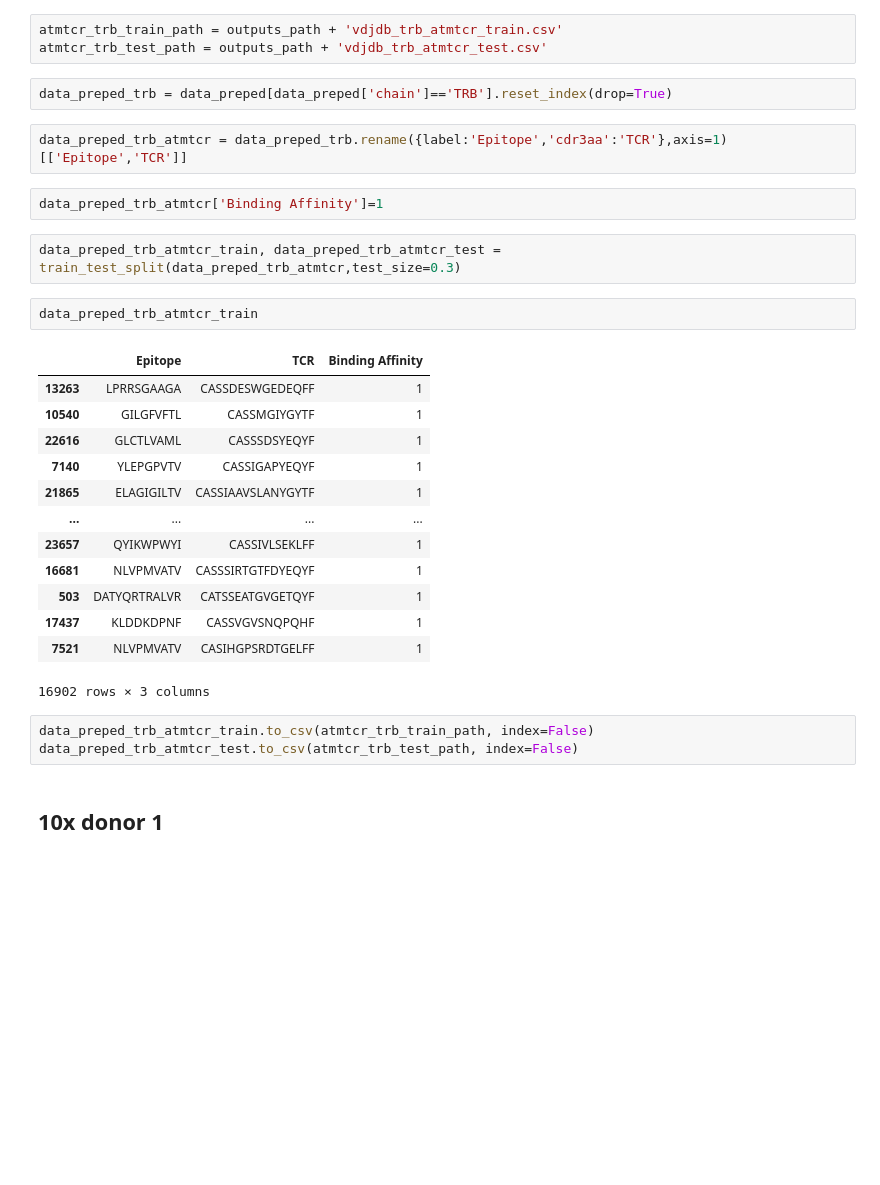
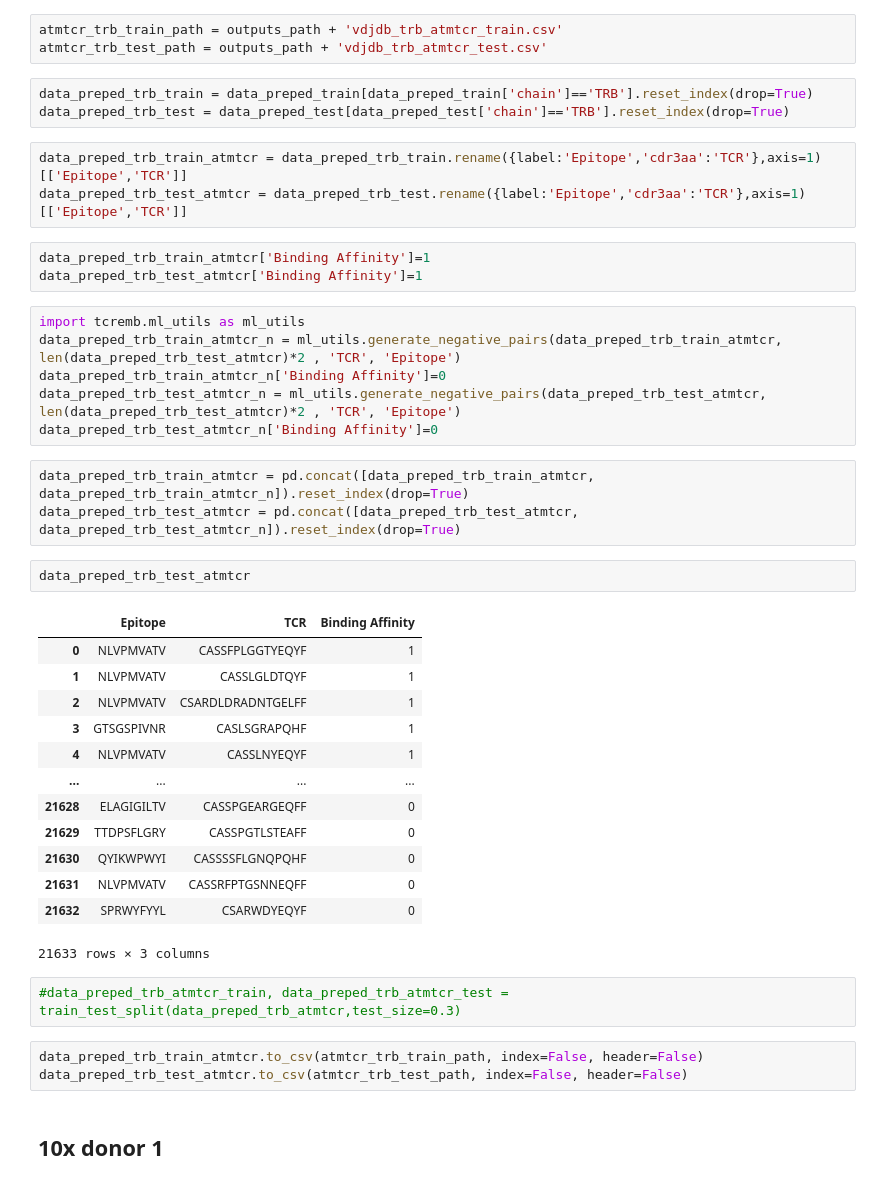
Before and after one commit to yuliajk/tcremp, a Jupyter notebook: data_prep.ipynb, the cells around one changed output. Cells and saved outputs as stored; diff of their text form; blank space fills up the shorter version.

Commit message:
add train test in prep and fix motif logo

```diff
--- a/data_prep.ipynb
+++ b/data_prep.ipynb
@@ -113,32 +119,44 @@ data_preped.to_csv(data_output_path, sep='\t',index=False)
 atmtcr_trb_train_path = outputs_path + 'vdjdb_trb_atmtcr_train.csv'
 atmtcr_trb_test_path = outputs_path + 'vdjdb_trb_atmtcr_test.csv'
 # %%
-data_preped_trb = data_preped[data_preped['chain']=='TRB'].reset_index(drop=True)
+data_preped_trb_train = data_preped_train[data_preped_train['chain']=='TRB'].reset_index(drop=True)
+data_preped_trb_test = data_preped_test[data_preped_test['chain']=='TRB'].reset_index(drop=True)
 # %%
-data_preped_trb_atmtcr = data_preped_trb.rename({label:'Epitope','cdr3aa':'TCR'},axis=1)[['Epitope','TCR']]
+data_preped_trb_train_atmtcr = data_preped_trb_train.rename({label:'Epitope','cdr3aa':'TCR'},axis=1)[['Epitope','TCR']]
+data_preped_trb_test_atmtcr = data_preped_trb_test.rename({label:'Epitope','cdr3aa':'TCR'},axis=1)[['Epitope','TCR']]
 # %%
-data_preped_trb_atmtcr['Binding Affinity']=1
+data_preped_trb_train_atmtcr['Binding Affinity']=1
+data_preped_trb_test_atmtcr['Binding Affinity']=1
+# %%
+import tcremb.ml_utils as ml_utils
+data_preped_trb_train_atmtcr_n = ml_utils.generate_negative_pairs(data_preped_trb_train_atmtcr, len(data_preped_trb_test_atmtcr)*2 , 'TCR', 'Epitope')
+data_preped_trb_train_atmtcr_n['Binding Affinity']=0
+data_preped_trb_test_atmtcr_n = ml_utils.generate_negative_pairs(data_preped_trb_test_atmtcr, len(data_preped_trb_test_atmtcr)*2 , 'TCR', 'Epitope')
+data_preped_trb_test_atmtcr_n['Binding Affinity']=0
+# %%
+data_preped_trb_train_atmtcr = pd.concat([data_preped_trb_train_atmtcr, data_preped_trb_train_atmtcr_n]).reset_index(drop=True)
+data_preped_trb_test_atmtcr = pd.concat([data_preped_trb_test_atmtcr, data_preped_trb_test_atmtcr_n]).reset_index(drop=True)
+# %%
+data_preped_trb_test_atmtcr
+# %% [output]
+|  | Epitope | TCR | Binding Affinity |
+| 0 | NLVPMVATV | CASSFPLGGTYEQYF | 1 |
+| 1 | NLVPMVATV | CASSLGLDTQYF | 1 |
+| 2 | NLVPMVATV | CSARDLDRADNTGELFF | 1 |
+| 3 | GTSGSPIVNR | CASLSGRAPQHF | 1 |
+| 4 | NLVPMVATV | CASSLNYEQYF | 1 |
+| ... | ... | ... | ... |
+| 21628 | ELAGIGILTV | CASSPGEARGEQFF | 0 |
+| 21629 | TTDPSFLGRY | CASSPGTLSTEAFF | 0 |
+| 21630 | QYIKWPWYI | CASSSSFLGNQPQHF | 0 |
+| 21631 | NLVPMVATV | CASSRFPTGSNNEQFF | 0 |
+| 21632 | SPRWYFYYL | CSARWDYEQYF | 0 |
+21633 rows × 3 columns
 # %%
-data_preped_trb_atmtcr_train, data_preped_trb_atmtcr_test = train_test_split(data_preped_trb_atmtcr,test_size=0.3)
+#data_preped_trb_atmtcr_train, data_preped_trb_atmtcr_test = train_test_split(data_preped_trb_atmtcr,test_size=0.3)
-# %%
-data_preped_trb_atmtcr_train
-# %% [output]
-|  | Epitope | TCR | Binding Affinity |
-| 13263 | LPRRSGAAGA | CASSDESWGEDEQFF | 1 |
-| 10540 | GILGFVFTL | CASSMGIYGYTF | 1 |
-| 22616 | GLCTLVAML | CASSSDSYEQYF | 1 |
-| 7140 | YLEPGPVTV | CASSIGAPYEQYF | 1 |
-| 21865 | ELAGIGILTV | CASSIAAVSLANYGYTF | 1 |
-| ... | ... | ... | ... |
-| 23657 | QYIKWPWYI | CASSIVLSEKLFF | 1 |
-| 16681 | NLVPMVATV | CASSSIRTGTFDYEQYF | 1 |
-| 503 | DATYQRTRALVR | CATSSEATGVGETQYF | 1 |
-| 17437 | KLDDKDPNF | CASSVGVSNQPQHF | 1 |
-| 7521 | NLVPMVATV | CASIHGPSRDTGELFF | 1 |
-16902 rows × 3 columns
 # %%
-data_preped_trb_atmtcr_train.to_csv(atmtcr_trb_train_path, index=False)
-data_preped_trb_atmtcr_test.to_csv(atmtcr_trb_test_path, index=False)
+data_preped_trb_train_atmtcr.to_csv(atmtcr_trb_train_path, index=False, header=False)
+data_preped_trb_test_atmtcr.to_csv(atmtcr_trb_test_path, index=False, header=False)
 # %% [markdown]
 ## 10x donor 1
 # %%
```
Also changed, not shown: parts of 4 cells of this notebook, 3 other files.
